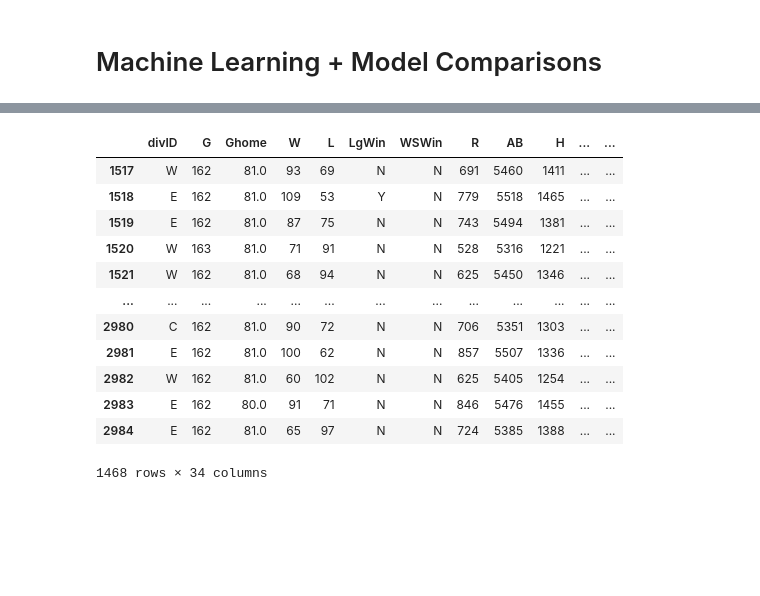
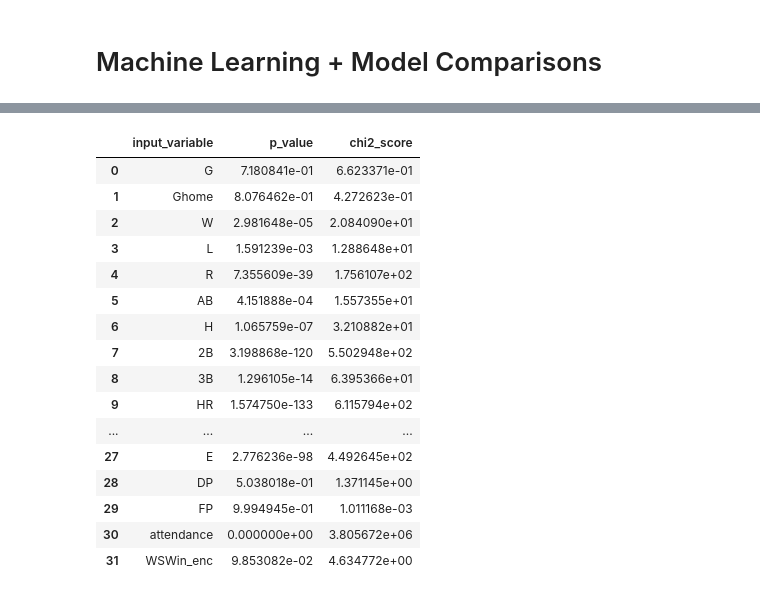
Before and after one commit to skyfall17/MLB_Statistics, a Jupyter notebook: Capstone Project .ipynb, the cells around one changed output, grey strips where cells are left out. Drawn from its saved outputs; the diff is of its cells as text; code cells hidden in the pictures; blank space fills up the shorter version.

```diff
--- a/Capstone Project .ipynb
+++ b/Capstone Project .ipynb
@@ -832,6 +823,10 @@ df_teams_red
 # %%
-# Remove rows containing NA values
+# Data preprocessing
 
-df_teams_no_NA = df_teams_red.dropna().copy()
+# (remove NaN values)
+
+# Remove data where the division ID does not exist
+
+df_teams_no_NA = df_teams_red[df_teams_red['divID'].isna() == False].copy()
 df_teams_no_NA
 # %% [output]
@@ -906,3 +862,6 @@ plt.show()
 # %%
-df_teams_no_NA
+# Check for NA values
+
+df_teams_no_NA.dropna(inplace = True)
+df_teams_no_NA.isna().sum()
 # %% [output]
@@ -982,19 +985,37 @@ df_teams_red
 # %%
-# Remove data where the division ID does not exist
-df_teams_no_NA = df_teams_red[df_teams_red['divID'].isna() == False].copy()
-df_teams_no_NA
+# Univariate analysis for classification
+
+from sklearn.feature_selection import SelectKBest, chi2
+
+X = df_teams_no_NA.drop(['divID'], axis = 1).copy()
+y = df_teams_no_NA['divID'].copy()
+
+feature_selector = SelectKBest(chi2, k = "all")
+fit = feature_selector.fit(X,y)
+
+p_values = pd.DataFrame(fit.pvalues_)
+scores = pd.DataFrame(fit.scores_)
+input_names = pd.DataFrame(X.columns)
+summary_stats = pd.concat([input_names, p_values, scores], axis = 1)
+summary_stats.columns = ["input_variable", "p_value", "chi2_score"]
+#summary_stats.sort_values(by = "p_value", inplace = True)
+summary_stats
 # %% [output]
-|  | divID | G | Ghome | W | L | LgWin | WSWin | R | AB | H | ... | ... |
-| 1517 | W | 162 | 81.0 | 93 | 69 | N | N | 691 | 5460 | 1411 | ... | ... |
-| 1518 | E | 162 | 81.0 | 109 | 53 | Y | N | 779 | 5518 | 1465 | ... | ... |
-| 1519 | E | 162 | 81.0 | 87 | 75 | N | N | 743 | 5494 | 1381 | ... | ... |
-| 1520 | W | 163 | 81.0 | 71 | 91 | N | N | 528 | 5316 | 1221 | ... | ... |
-| 1521 | W | 162 | 81.0 | 68 | 94 | N | N | 625 | 5450 | 1346 | ... | ... |
-| ... | ... | ... | ... | ... | ... | ... | ... | ... | ... | ... | ... | ... |
-| 2980 | C | 162 | 81.0 | 90 | 72 | N | N | 706 | 5351 | 1303 | ... | ... |
-| 2981 | E | 162 | 81.0 | 100 | 62 | N | N | 857 | 5507 | 1336 | ... | ... |
-| 2982 | W | 162 | 81.0 | 60 | 102 | N | N | 625 | 5405 | 1254 | ... | ... |
-| 2983 | E | 162 | 80.0 | 91 | 71 | N | N | 846 | 5476 | 1455 | ... | ... |
-| 2984 | E | 162 | 81.0 | 65 | 97 | N | N | 724 | 5385 | 1388 | ... | ... |
+|  | input_variable | p_value | chi2_score |
+| 0 | G | 7.180841e-01 | 6.623371e-01 |
+| 1 | Ghome | 8.076462e-01 | 4.272623e-01 |
+| 2 | W | 2.981648e-05 | 2.084090e+01 |
+| 3 | L | 1.591239e-03 | 1.288648e+01 |
+| 4 | R | 7.355609e-39 | 1.756107e+02 |
+| 5 | AB | 4.151888e-04 | 1.557355e+01 |
+| 6 | H | 1.065759e-07 | 3.210882e+01 |
+| 7 | 2B | 3.198868e-120 | 5.502948e+02 |
+| 8 | 3B | 1.296105e-14 | 6.395366e+01 |
+| 9 | HR | 1.574750e-133 | 6.115794e+02 |
+| ... | ... | ... | ... |
+| 27 | E | 2.776236e-98 | 4.492645e+02 |
+| 28 | DP | 5.038018e-01 | 1.371145e+00 |
+| 29 | FP | 9.994945e-01 | 1.011168e-03 |
+| 30 | attendance | 0.000000e+00 | 3.805672e+06 |
+| 31 | WSWin_enc | 9.853082e-02 | 4.634772e+00 |
-1468 rows × 34 columns
 # %%
```
Also changed, not shown: parts of 65 cells of this notebook, 39 other files.
